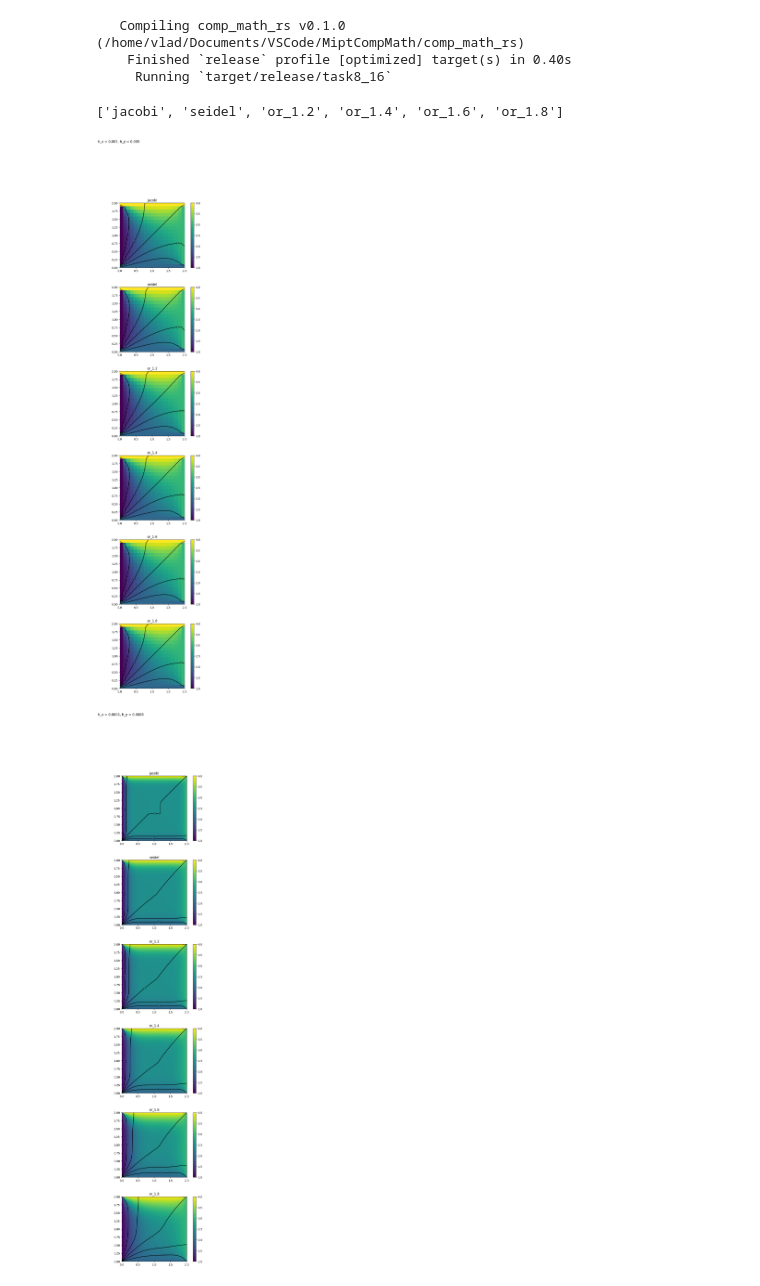
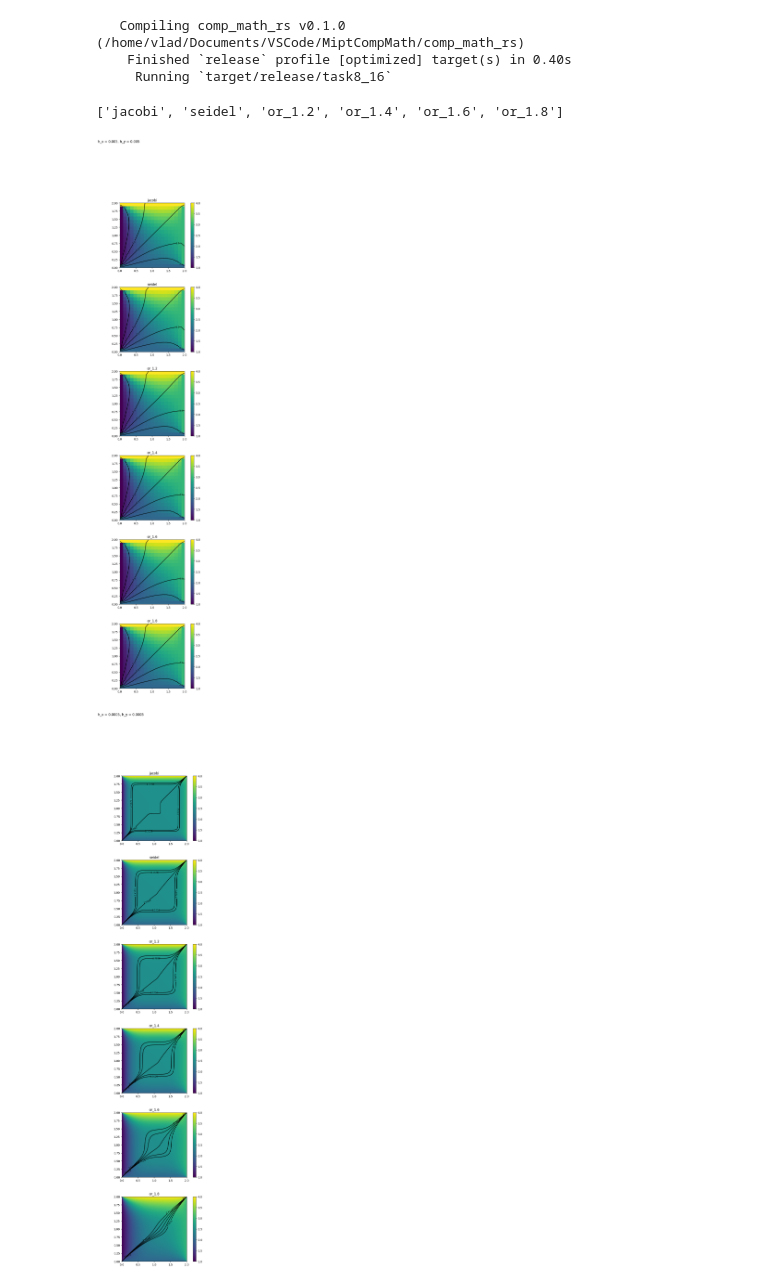
Before and after one commit to vlad-cool/MiptCompMath, a Jupyter notebook: task8_16.ipynb, the cells around one changed output. Saved outputs shown, nothing was run; the diff lists cells and outputs as text; code cells hidden in the pictures.

Commit message:
contour lines changed

```diff
--- a/task8_16.ipynb
+++ b/task8_16.ipynb
@@ -66,39 +67,43 @@ for x_h_pow in range(1, 4):
                 im_ref = ax_ref.imshow(data, cmap="viridis", extent=[0, 2, 0, 2])
                 plt.colorbar(im_ref, ax=ax_ref, fraction=0.046, pad=0.04)
 
+                # levels = [1 + 1 / x_h_pow]
+                # while levels[-1] < 4:
+                #     levels.append(levels[-1] + 1 / x_h_pow)
+                # print(levels)
+                levels = np.linspace(2.5 - 1 / (x_h_pow ** 4) , 2.5 + 1 / (x_h_pow ** 4), 5)
 
-                levels = [1.5, 2.0, 2.5, 3.0, 3.5]  # Choose contour levels
                 contour = ax_ref.contour(data, levels=levels, colors='black', extent=[0, 2, 0, 2])
                 ax_ref.clabel(contour, inline=True, fontsize=8)
 
                 # plt.contour(im_ref, ax=ax_ref, fraction=0.046, pad=0.04)
 
                 # ax_ref = plt.subplot(gs[schemes.index(scheme), 0])
                 # ax_ref.colorbar(data)
                 # # im_ref = ax_ref.imshow(data, cmap="viridis", extent=[0, 2, 0, 2])
                 # # im_ref.colorbar(im_ref, ax=ax_ref, fraction=0.046, pad=0.04)
                 # contour_levels = [0, 1, 2]
                 # ax_ref.contour(data, levels=contour_levels, colors='red', linewidths=1)
                 # contour_levels = [i * 0.25 for i in range(4, 17)]
                 # CS = plt.contour(data, levels=contour_levels, colors='red', linewidths=1)
                 # plt.clabel(CS, inline=True, fontsize=10, fmt='%1.2f')
         plt.show()
 
 
 # # h = min(h_error[schemes[0]].keys())
 # h = sorted(h_error[schemes[0]].keys())[1]
 plt.xscale("log")
 plt.yscale("log")
 plt.title(f"Number of iterations")
 for scheme in schemes:
     plt.plot(
         iterations_dict[scheme].keys(),
         iterations_dict[scheme].values(),
         label=f"scheme: {scheme}",
     )
 plt.legend(loc="upper center", bbox_to_anchor=(0.5, -0.2))
 plt.show()
 # %% [output]
 ['jacobi', 'seidel', 'or_1.2', 'or_1.4', 'or_1.6', 'or_1.8']
 [figure]
-[figure, old version]
+[figure, new version]
```
Also changed, not shown: parts of 2 cells of this notebook.
